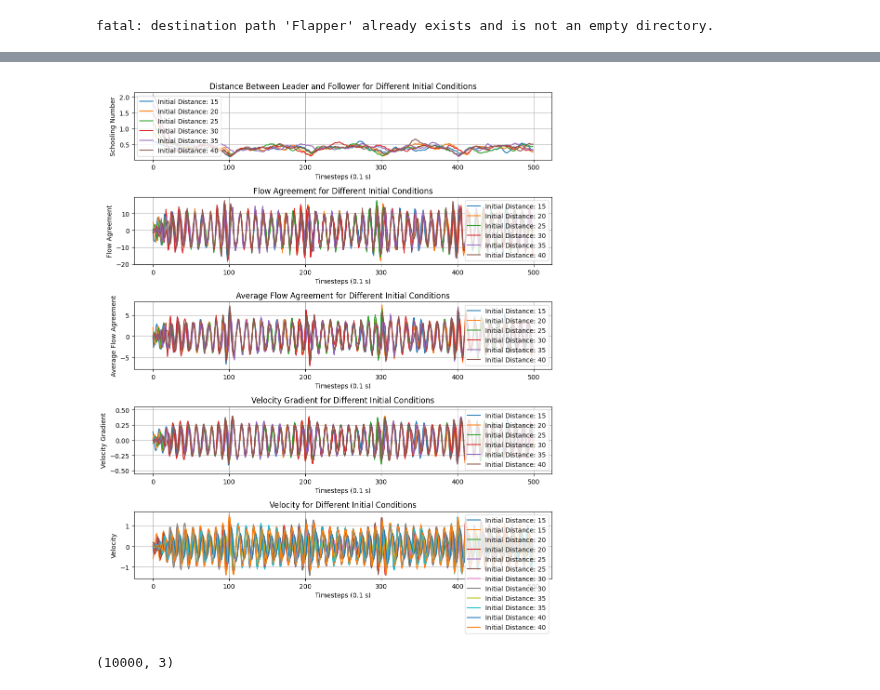
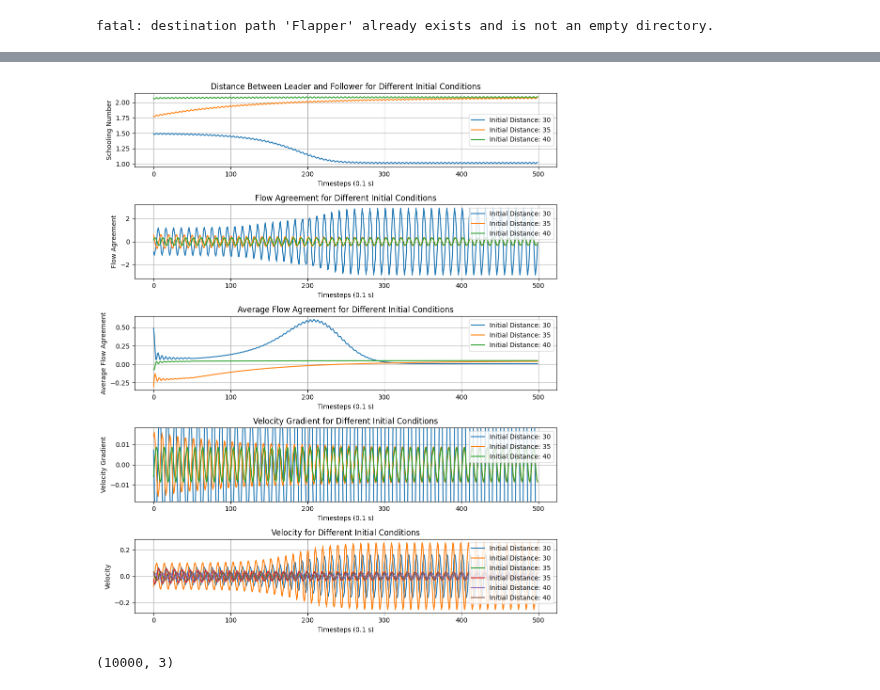
Before and after one commit to victorbuenog/Flapper, a Jupyter notebook: Flappertorch.ipynb, the cells around one changed output, grey strips where cells are left out. Drawn from its saved outputs; the diff is of its cells as text; code cells hidden in the pictures.

Commit message:
Fixed avg flow agreement observation plot

```diff
--- a/Flappertorch.ipynb
+++ b/Flappertorch.ipynb
@@ -598,7 +598,7 @@ class Trainer(object):
                 schooling_number = (info['distance']-SwimmerEnv.c)/info['u1']/info['freq1']
                 schooling_numbers.append(schooling_number)
                 flow_agreements.append(info['flow_agreement'])
-                avg_flow_agreements.append(info['a_flow'])
+                avg_flow_agreements.append(info['avg_flow_agreement'])
                 v_gradients.append(info['v_gradient'])
                 v2.append(info['v_flow'])
                 v2_tail.append(info['v_flow_tail'])
@@ -763,20 +763,20 @@ fatal: destination path 'Flapper' already exists and is not an empty directory.
 # %%
 device = torch.device("cuda:0" if torch.cuda.is_available() else "cpu")
 trainer = Trainer(
-    action='f2',  # None, 'f2', or 'A2'
+    action=None,  # None, 'f2', or 'A2'
     observations=['f2', 'distance'],  # may contain: 'distance', 'f2', 'A2', 'flow agreement', 'avg flow agreement'
     rewards=['avg flow agreement'],  # may contain: 'distance', 'flow agreement'
 )
 
 # train from scratch
 icfn = lambda: InitialCondition().random(['f2','distance'])
-trainer.train(InitialCondition(f2=numpy.random.uniform(0.5,1.5), distance=numpy.random.uniform(10,30)), episodes=2000)
+trainer.train(InitialCondition(f2=numpy.random.uniform(0.5,1.5), distance=numpy.random.uniform(10,30)), episodes=2)
 
 def get_policy(model, episodes=1000):
     pol_name = f"PPO_{model.env_name}_{episodes}_ACT_{model.env.action}_OBS_{model.env.observations}_REW_{model.env.rewards}.pth"
     return pol_name
 
 # load from pth
-# model_path = get_policy(trainer, episodes=500)
+# model_path = f"Flapper/Policies/{get_policy(trainer, episodes=2000)}"
 # print(f"Loading policy: {model_path}")
 # trainer.load_model(model_path)
@@ -801,7 +783,7 @@ Episode 2000     avg length: 499         reward: -75.67517531856333
 # %%
-trainer.test_initial_conditions(InitialCondition(distance=dd, f2=1.2) for dd in range(15, 41, 5))
+trainer.test_initial_conditions(InitialCondition(distance=dd, f2=1.) for dd in range(30, 41, 5))
 # %% [output]
-[figure, old version]
+[figure, new version]
 # %%
 # plot the policy
 fa_range = numpy.linspace(-10, 10, 100)
```
Also changed, not shown: parts of 2 cells of this notebook.
